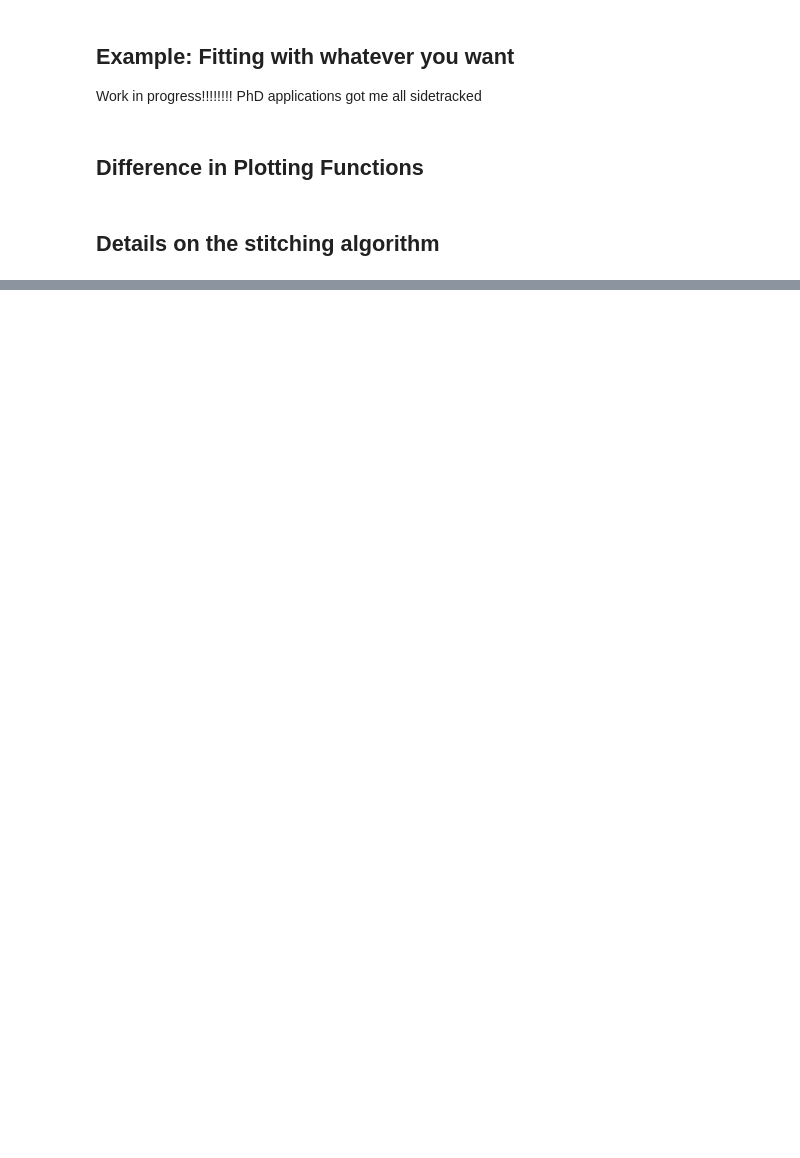
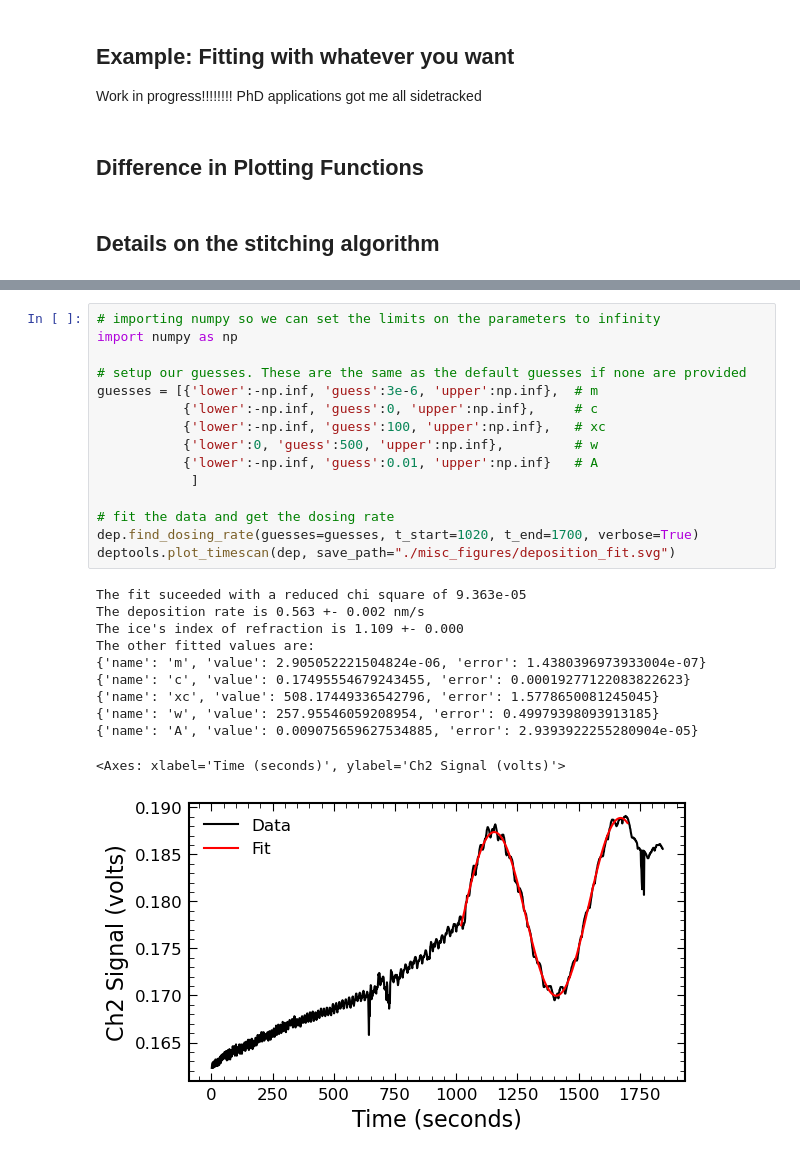
Before and after one commit to cassidy-andrew/AU-UV_ices, a Jupyter notebook: example.ipynb, the cells around one changed output, grey strips where cells are left out. Drawn from its saved outputs; the diff is of its cells as text; blank space fills up the shorter version.

```diff
--- a/example.ipynb
+++ b/example.ipynb
@@ -426,0 +460,27 @@ Work in progress!!!!!!!! PhD applications got me all sidetracked
+# %%
+# importing numpy so we can set the limits on the parameters to infinity
+import numpy as np
+
+# setup our guesses. These are the same as the default guesses if none are provided
+guesses = [{'lower':-np.inf, 'guess':3e-6, 'upper':np.inf},  # m
+           {'lower':-np.inf, 'guess':0, 'upper':np.inf},     # c
+           {'lower':-np.inf, 'guess':100, 'upper':np.inf},   # xc
+           {'lower':0, 'guess':500, 'upper':np.inf},         # w
+           {'lower':-np.inf, 'guess':0.01, 'upper':np.inf}   # A
+            ]
+
+# fit the data and get the dosing rate
+dep.find_dosing_rate(guesses=guesses, t_start=1020, t_end=1700, verbose=True)
+deptools.plot_timescan(dep, save_path="./misc_figures/deposition_fit.svg")
+# %% [output]
+The fit suceeded with a reduced chi square of 9.363e-05
+The deposition rate is 0.563 +- 0.002 nm/s
+The ice's index of refraction is 1.109 +- 0.000
+The other fitted values are:
+{'name': 'm', 'value': 2.905052221504824e-06, 'error': 1.4380396973933004e-07}
+{'name': 'c', 'value': 0.17495554679243455, 'error': 0.00019277122083822623}
+{'name': 'xc', 'value': 508.17449336542796, 'error': 1.5778650081245045}
+{'name': 'w', 'value': 257.95546059208954, 'error': 0.49979398093913185}
+{'name': 'A', 'value': 0.009075659627534885, 'error': 2.9393922255280904e-05}
+<Axes: xlabel='Time (seconds)', ylabel='Ch2 Signal (volts)'>
+[figure, added]
```
Also changed, not shown: parts of 35 cells of this notebook, 3 other files.
